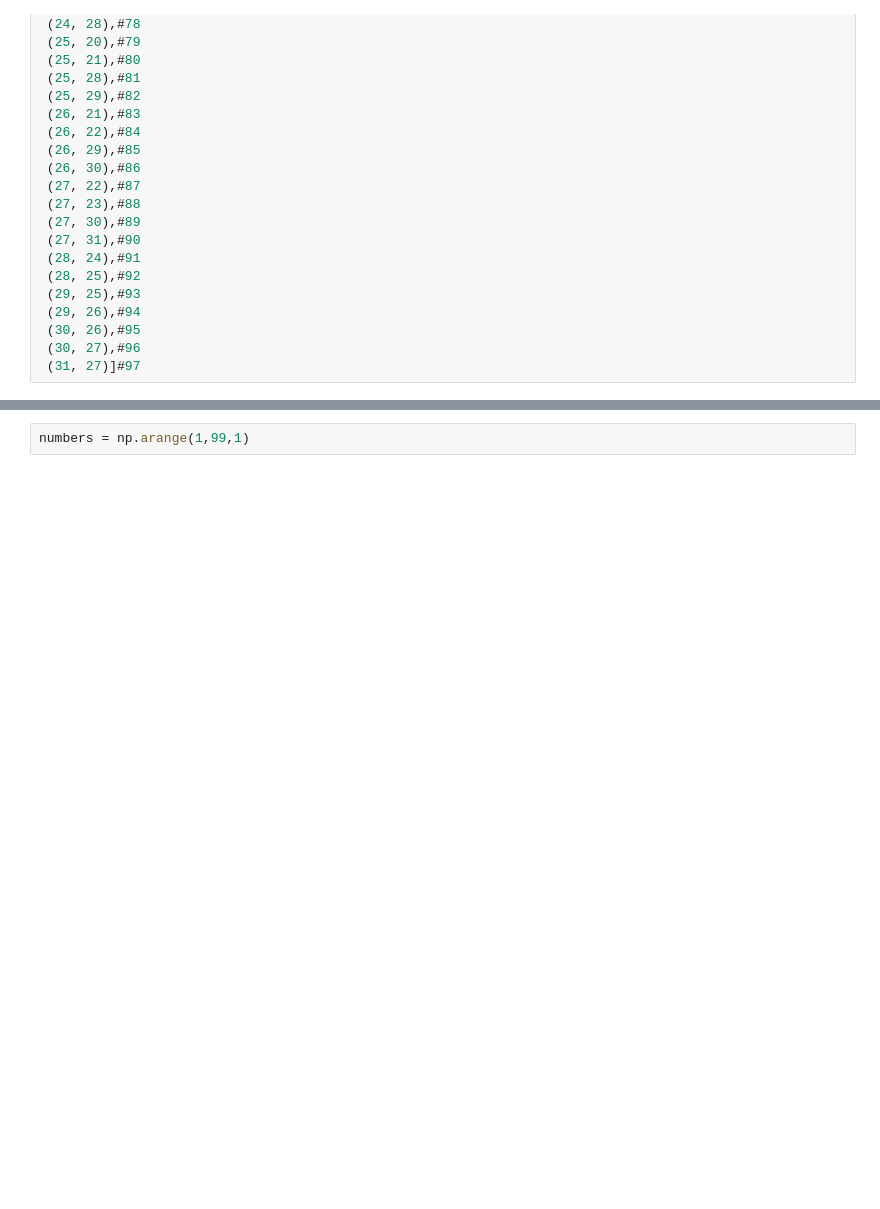
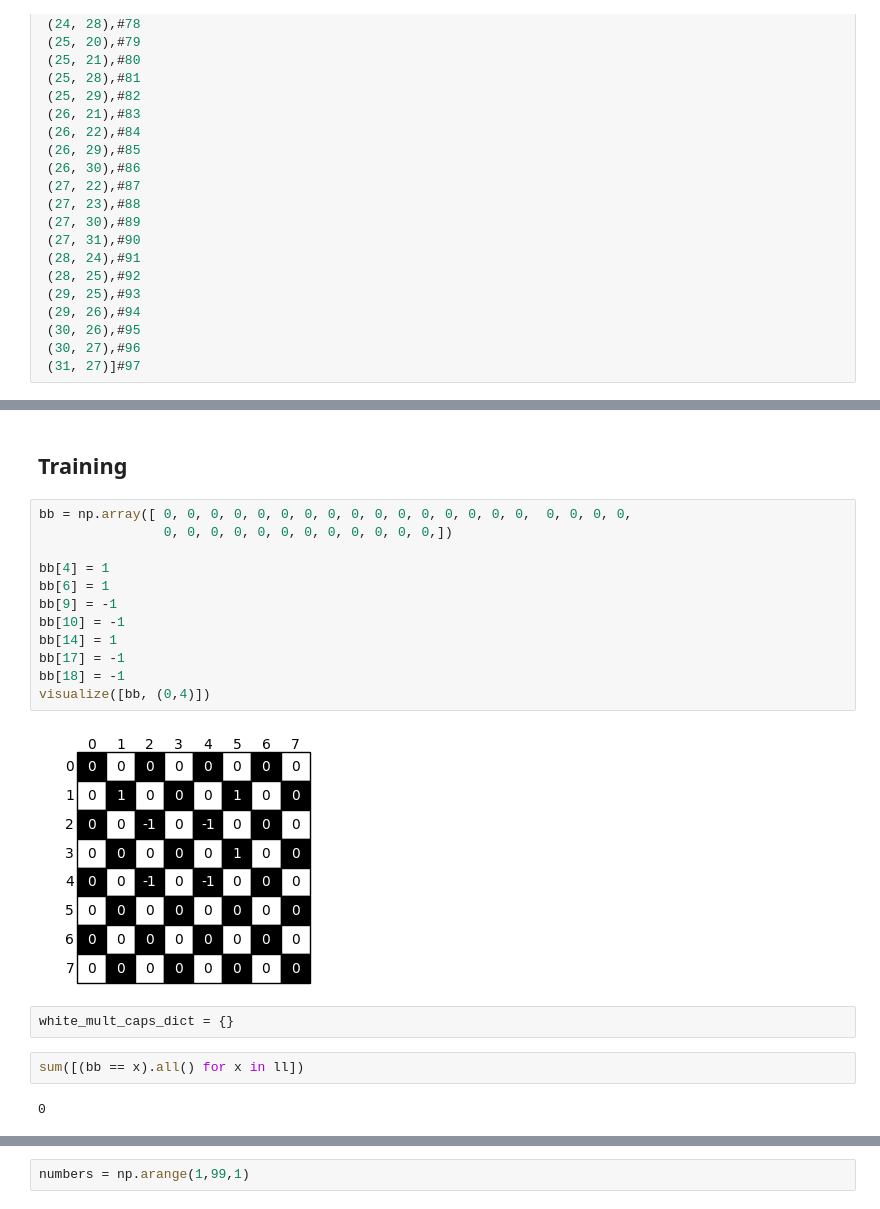
Before and after one commit to federicoschiaffino/Eldo, a Jupyter notebook: Eldo/Q Learning.ipynb, the cells around one changed output, grey strips where cells are left out. Cells and saved outputs as stored; diff of their text form; blank space fills up the shorter version.

Commit message:
training for w

```diff
--- a/Eldo/Q Learning.ipynb
+++ b/Eldo/Q Learning.ipynb
@@ -127,0 +256,22 @@ action_space = [(0,4),#0
+# %% [markdown]
+## Training
+# %%
+bb = np.array([ 0, 0, 0, 0, 0, 0, 0, 0, 0, 0, 0, 0, 0, 0, 0, 0,  0, 0, 0, 0,
+                0, 0, 0, 0, 0, 0, 0, 0, 0, 0, 0, 0,])
+
+bb[4] = 1
+bb[6] = 1
+bb[9] = -1
+bb[10] = -1
+bb[14] = 1
+bb[17] = -1
+bb[18] = -1
+visualize([bb, (0,4)])
+# %% [output]
+[figure, added]
+# %%
+white_mult_caps_dict = {}
+# %%
+sum([(bb == x).all() for x in ll])
+# %% [output]
+0
```
Also changed, not shown: parts of 47 cells of this notebook, 2 other files.
